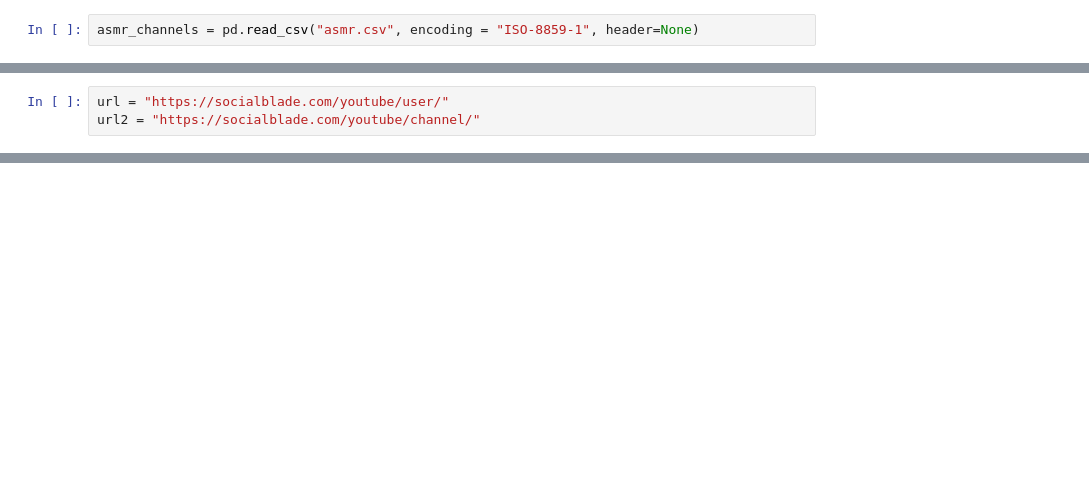
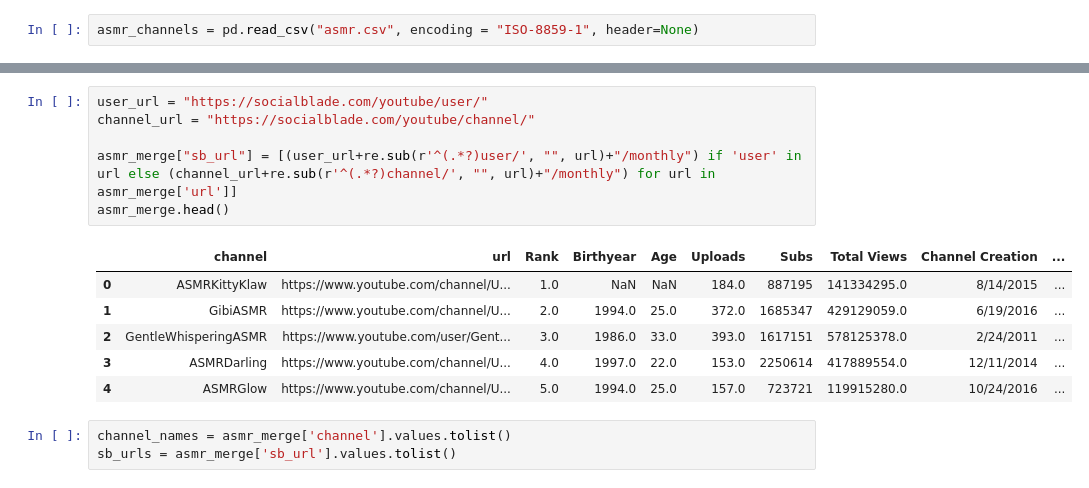
Before and after one commit to shortpoet/YouTube-Data-Analytics-and-Visualization, a Jupyter notebook: data_collection/asmr_channels.ipynb, the cells around one changed output, grey strips where cells are left out. Saved outputs shown, nothing was run; the diff lists cells and outputs as text; blank space fills up the shorter version.

```diff
--- a/data_collection/asmr_channels.ipynb
+++ b/data_collection/asmr_channels.ipynb
@@ -59,3 +185,0 @@ channel_ids = [re.sub(r'^(.*?)channel/', "", user) for user in user_list]
-# %%
-url = "https://socialblade.com/youtube/user/"
-url2 = "https://socialblade.com/youtube/channel/"
@@ -83,0 +186,16 @@ channel_id_urls = [url2 + chan + "/monthly" for chan in channel_ids]
+# %%
+user_url = "https://socialblade.com/youtube/user/"
+channel_url = "https://socialblade.com/youtube/channel/"
+
+asmr_merge["sb_url"] = [(user_url+re.sub(r'^(.*?)user/', "", url)+"/monthly") if 'user' in url else (channel_url+re.sub(r'^(.*?)channel/', "", url)+"/monthly") for url in asmr_merge['url']]
+asmr_merge.head()
+# %% [output]
+|  | channel | url | Rank | Birthyear | Age | Uploads | Subs | Total Views | Channel Creation | ... |
+| 0 | ASMRKittyKlaw | https://www.youtube.com/channel/U... | 1.0 | NaN | NaN | 184.0 | 887195 | 141334295.0 | 8/14/2015 | ... |
+| 1 | GibiASMR | https://www.youtube.com/channel/U... | 2.0 | 1994.0 | 25.0 | 372.0 | 1685347 | 429129059.0 | 6/19/2016 | ... |
+| 2 | GentleWhisperingASMR | https://www.youtube.com/user/Gent... | 3.0 | 1986.0 | 33.0 | 393.0 | 1617151 | 578125378.0 | 2/24/2011 | ... |
+| 3 | ASMRDarling | https://www.youtube.com/channel/U... | 4.0 | 1997.0 | 22.0 | 153.0 | 2250614 | 417889554.0 | 12/11/2014 | ... |
+| 4 | ASMRGlow | https://www.youtube.com/channel/U... | 5.0 | 1994.0 | 25.0 | 157.0 | 723721 | 119915280.0 | 10/24/2016 | ... |
+# %%
+channel_names = asmr_merge['channel'].values.tolist()
+sb_urls = asmr_merge['sb_url'].values.tolist()
```
Also changed, not shown: parts of 35 cells of this notebook, 3 other files.
